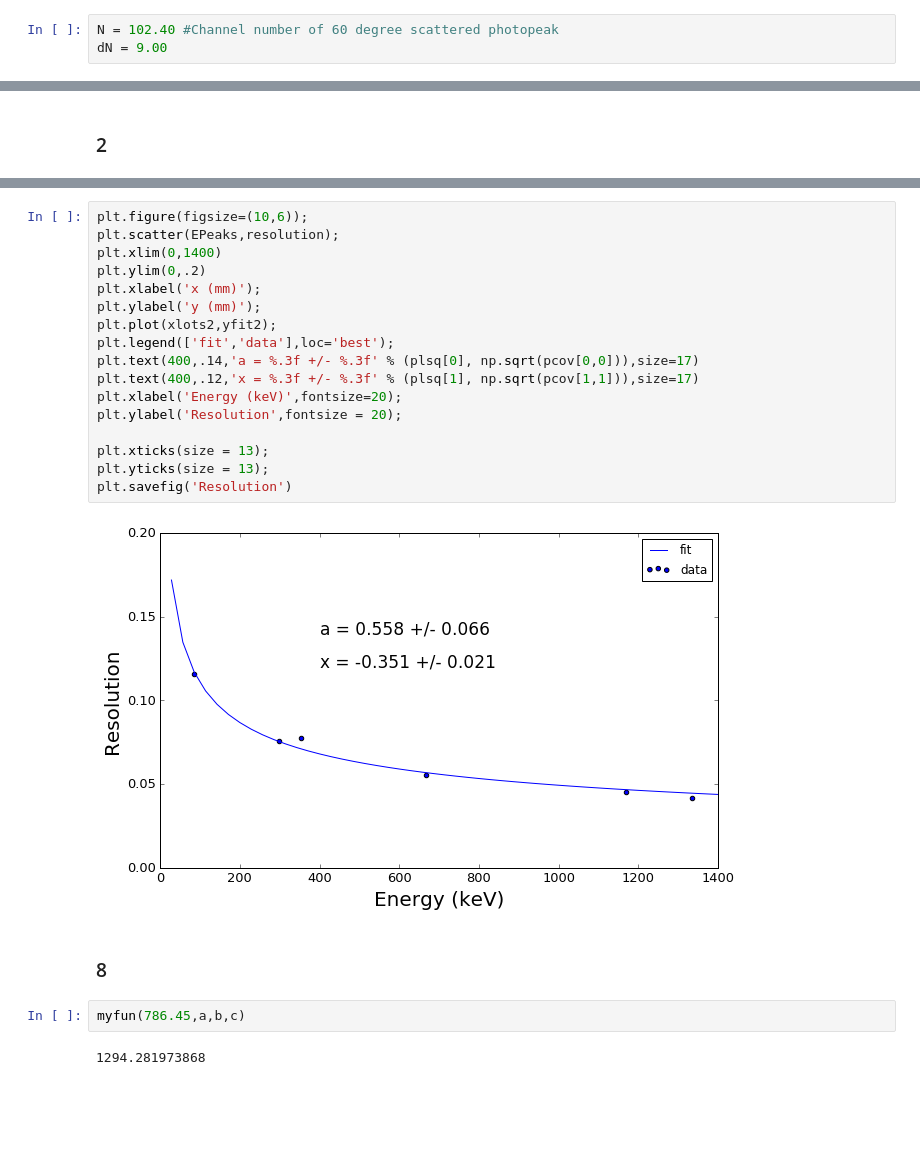
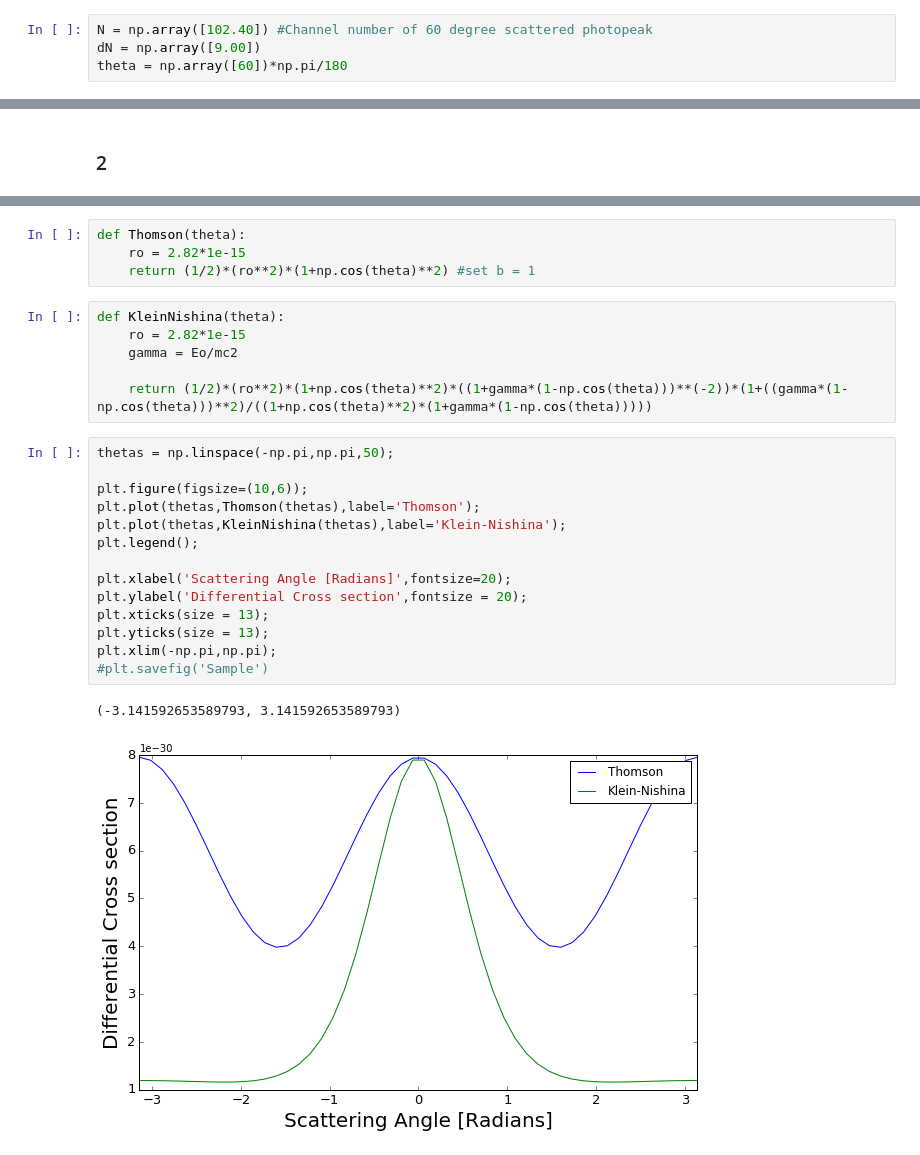
Before and after one commit to B-Rich/QLab, a Jupyter notebook: ComptonScattering/Calibration-ScintCopy.ipynb, the cells around one changed output, grey strips where cells are left out. Drawn from its saved outputs; the diff is of its cells as text; blank space fills up the shorter version.

```diff
--- a/ComptonScattering/Calibration-ScintCopy.ipynb
+++ b/ComptonScattering/Calibration-ScintCopy.ipynb
@@ -96,3 +107,4 @@ plt.savefig('Linear')
 # %%
-N = 102.40 #Channel number of 60 degree scattered photopeak
-dN = 9.00
+N = np.array([102.40]) #Channel number of 60 degree scattered photopeak
+dN = np.array([9.00])
+theta = np.array([60])*np.pi/180
@@ -232,25 +156,27 @@ x = -0.3511851 +/- 0.0214736
-# %%
-plt.figure(figsize=(10,6));
-plt.scatter(EPeaks,resolution);
-plt.xlim(0,1400)
-plt.ylim(0,.2)
-plt.xlabel('x (mm)');
-plt.ylabel('y (mm)');
-plt.plot(xlots2,yfit2);
-plt.legend(['fit','data'],loc='best');
-plt.text(400,.14,'a = %.3f +/- %.3f' % (plsq[0], np.sqrt(pcov[0,0])),size=17)
-plt.text(400,.12,'x = %.3f +/- %.3f' % (plsq[1], np.sqrt(pcov[1,1])),size=17)
-plt.xlabel('Energy (keV)',fontsize=20);
-plt.ylabel('Resolution',fontsize = 20);
-
-plt.xticks(size = 13);
-plt.yticks(size = 13);
-plt.savefig('Resolution')
-# %% [output]
-[figure, removed]
-# %% [markdown]
-### 8
-# %%
-myfun(786.45,a,b,c)
-# %% [output]
-1294.281973868
+# %%
+def Thomson(theta):
+    ro = 2.82*1e-15
+    return (1/2)*(ro**2)*(1+np.cos(theta)**2) #set b = 1
+# %%
+def KleinNishina(theta):
+    ro = 2.82*1e-15
+    gamma = Eo/mc2
+
+    return (1/2)*(ro**2)*(1+np.cos(theta)**2)*((1+gamma*(1-np.cos(theta)))**(-2))*(1+((gamma*(1-np.cos(theta)))**2)/((1+np.cos(theta)**2)*(1+gamma*(1-np.cos(theta)))))
+# %%
+thetas = np.linspace(-np.pi,np.pi,50);
+
+plt.figure(figsize=(10,6));
+plt.plot(thetas,Thomson(thetas),label='Thomson');
+plt.plot(thetas,KleinNishina(thetas),label='Klein-Nishina');
+plt.legend();
+
+plt.xlabel('Scattering Angle [Radians]',fontsize=20);
+plt.ylabel('Differential Cross section',fontsize = 20);
+plt.xticks(size = 13);
+plt.yticks(size = 13);
+plt.xlim(-np.pi,np.pi);
+#plt.savefig('Sample')
+# %% [output]
+(-3.141592653589793, 3.141592653589793)
+[figure, added]
```
Also changed, not shown: parts of 35 cells of this notebook, 2 other files.
